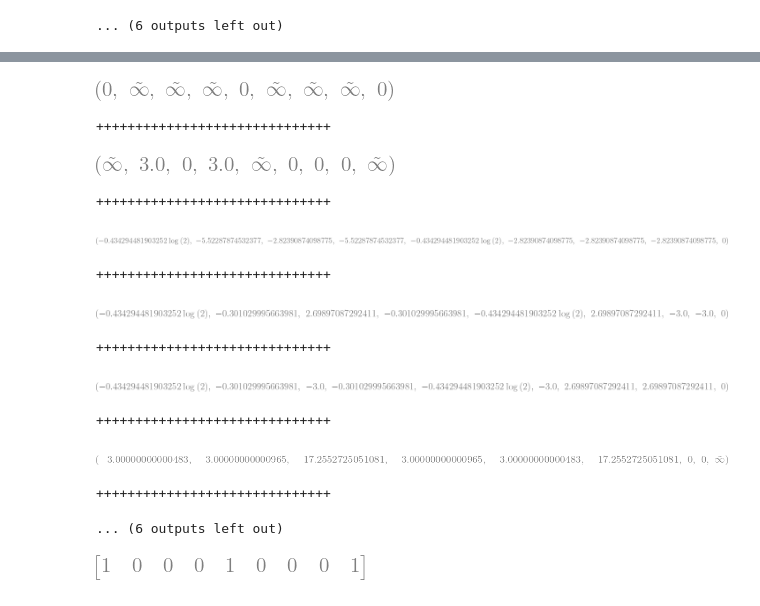
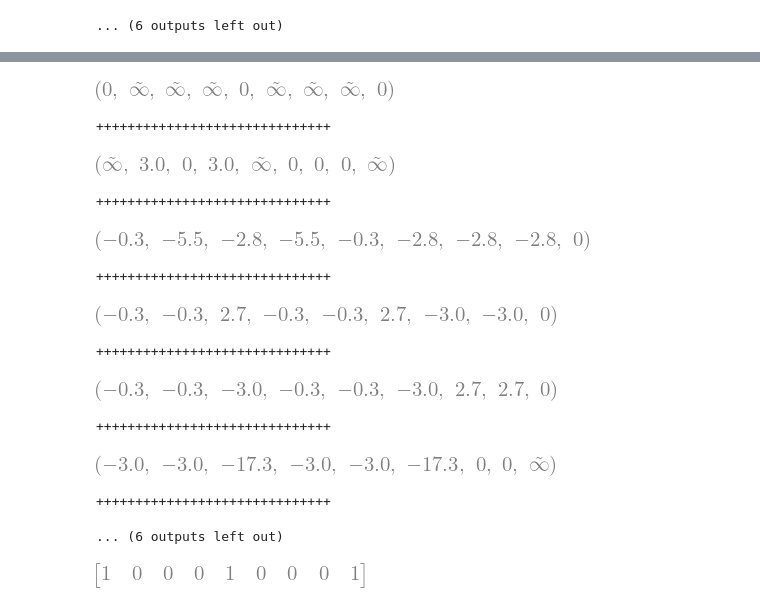
Before and after one commit to kiwipretzel/nserc-2026, a Jupyter notebook: [3.0] [three-site (degenerate), single-body, general epsilon's, local dephasing]/[3.0.1] [evals of symmetry case] [june 25].ipynb, the cells around one changed output, grey strips where cells are left out. Cells and saved outputs as stored; diff of their text form; code cells hidden in the pictures.

```diff
--- a/[3.0] [three-site (degenerate), single-body, general epsilon's, local dephasing]/[3.0.1] [evals of symmetry case] [june 25].ipynb
+++ b/[3.0] [three-site (degenerate), single-body, general epsilon's, local dephasing]/[3.0.1] [evals of symmetry case] [june 25].ipynb
@@ -211,27 +217,27 @@ for i in evecs_approx:
 # %%
 J_val = 0.1
 gamma_val = 1e-6
 epsilon_val = 1e-4
 
 
 # computing vals to get orders of magnitudes
 
 for i in evecs_approx:
-    display(tuple( sp.log(sp.Abs(sp.re(val.subs({J:J_val, gamma:gamma_val, epsilon:epsilon_val}))), 10.0) for val in i))
+    display(tuple( sp.log(sp.Abs(sp.re(val.subs({J:J_val, gamma:gamma_val, epsilon:epsilon_val}))), 10.0).round(1) for val in i))
     #display(tuple( sp.re(val.subs({J:J_val, gamma:gamma_val, epsilon:epsilon_val})) for val in i))
     print("++++++++++++++++++++++++++++++")
 # %% [output]
 [figure]
 ++++++++++++++++++++++++++++++
 [figure]
 ++++++++++++++++++++++++++++++
-[figure, old version]
+[figure, new version]
 ++++++++++++++++++++++++++++++
-[figure, old version]
+[figure, new version]
 ++++++++++++++++++++++++++++++
-[figure, old version]
+[figure, new version]
 ++++++++++++++++++++++++++++++
-[figure, old version]
+[figure, new version]
 ++++++++++++++++++++++++++++++
 ... (6 outputs left out)
 # %%
```
Also changed, not shown: parts of 1 cell of this notebook.
